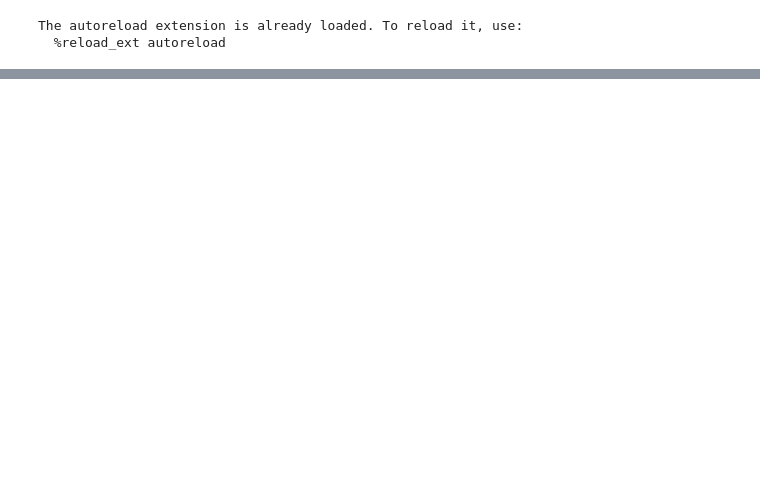
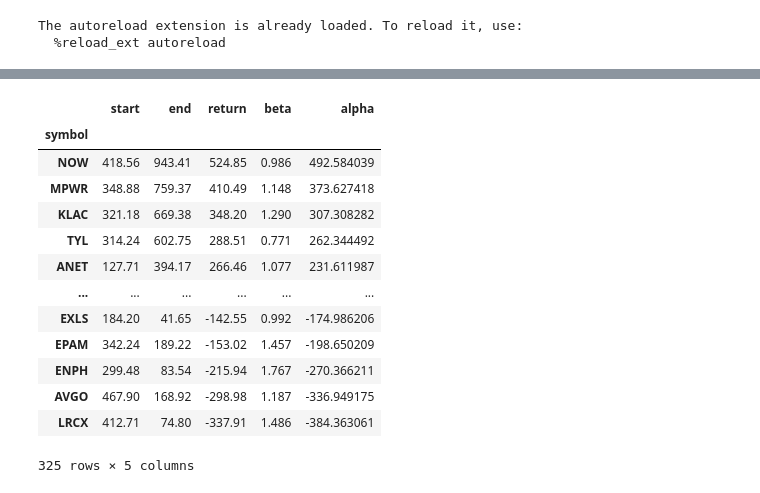
Before and after one commit to dylanclam12/financial-analysis_DCL, a Jupyter notebook: Module_1.ipynb, the cells around one changed output, grey strips where cells are left out. Cells and saved outputs as stored; diff of their text form; code cells hidden in the pictures; blank space fills up the shorter version.

```diff
--- a/Module_1.ipynb
+++ b/Module_1.ipynb
@@ -145,0 +60,18 @@ Percentage change: +33.67%
+# %%
+alpha_beta_df = fa.rr.get_alpha_beta("text/tech_tickers.txt")
+alpha_beta_df
+# %% [output]
+|  | start | end | return | beta | alpha |
+| symbol |  |  |  |  |  |
+| NOW | 418.56 | 943.41 | 524.85 | 0.986 | 492.584039 |
+| MPWR | 348.88 | 759.37 | 410.49 | 1.148 | 373.627418 |
+| KLAC | 321.18 | 669.38 | 348.20 | 1.290 | 307.308282 |
+| TYL | 314.24 | 602.75 | 288.51 | 0.771 | 262.344492 |
+| ANET | 127.71 | 394.17 | 266.46 | 1.077 | 231.611987 |
+| ... | ... | ... | ... | ... | ... |
+| EXLS | 184.20 | 41.65 | -142.55 | 0.992 | -174.986206 |
+| EPAM | 342.24 | 189.22 | -153.02 | 1.457 | -198.650209 |
+| ENPH | 299.48 | 83.54 | -215.94 | 1.767 | -270.366211 |
+| AVGO | 467.90 | 168.92 | -298.98 | 1.187 | -336.949175 |
+| LRCX | 412.71 | 74.80 | -337.91 | 1.486 | -384.363061 |
+325 rows × 5 columns
```
Also changed, not shown: parts of 22 cells of this notebook, 6 other files.
